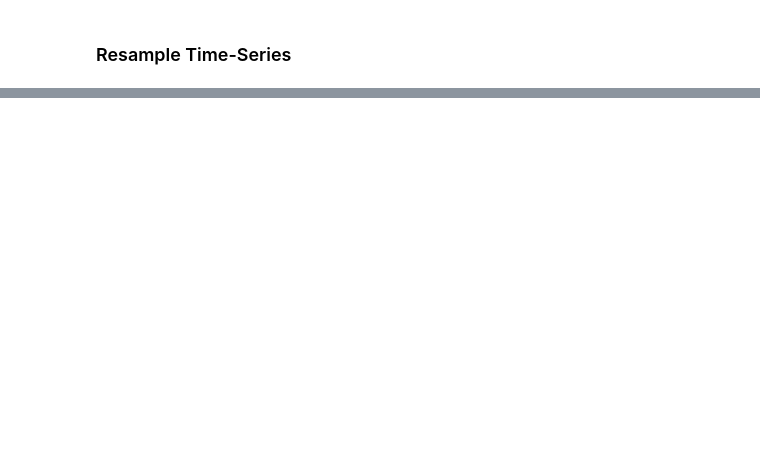
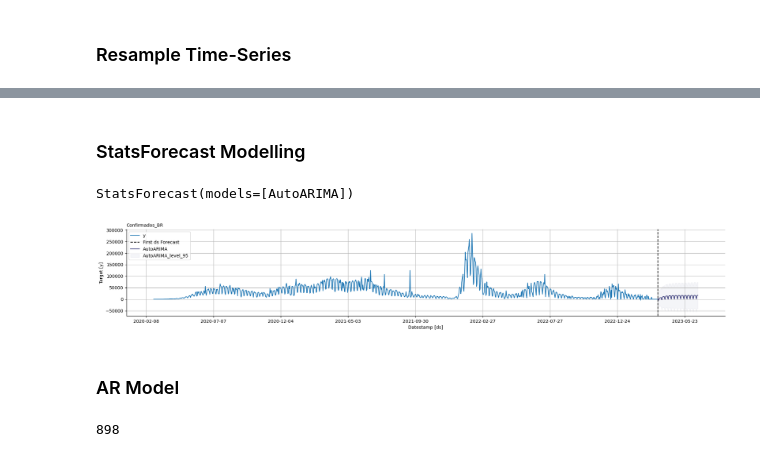
Before and after one commit to heitortanoue/time-series, a Jupyter notebook: python/streamlit/notebooks/test.ipynb, the cells around one changed output, grey strips where cells are left out. Cells and saved outputs as stored; diff of their text form; code cells hidden in the pictures; blank space fills up the shorter version.

Commit message:
modelos + previsao dados teste

```diff
--- a/python/streamlit/notebooks/test.ipynb
+++ b/python/streamlit/notebooks/test.ipynb
@@ -418,0 +405,6 @@ plot_autocorrelation(lagged1_ts)
+# %%
+statsforecast_df['y'] = statsforecast_df['y'].diff()
+# %%
+statsforecast_df['y'] = statsforecast_df['y'].fillna(0)
+# %% [markdown]
+### StatsForecast Modelling
@@ -418,0 +413,17 @@ plot_autocorrelation(lagged1_ts)
+# %%
+sf = StatsForecast(
+    models=[AutoARIMA(season_length=7)],
+    freq='D',
+)
+
+sf.fit(statsforecast_df)
+# %% [output]
+StatsForecast(models=[AutoARIMA])
+# %%
+forecast_df = sf.predict(h=90, level=[95])
+# %%
+sf.plot(statsforecast_df, forecast_df, level=[95])
+# %% [output]
+[figure, added]
+# %% [markdown]
+### AR Model
@@ -418,0 +437,4 @@ plot_autocorrelation(lagged1_ts)
+# %%
+train_sf, test_sf = train_test_split(statsforecast_df, 80)
+# %% [output]
+898
```
Also changed, not shown: parts of 78 cells of this notebook, 8 other files.
